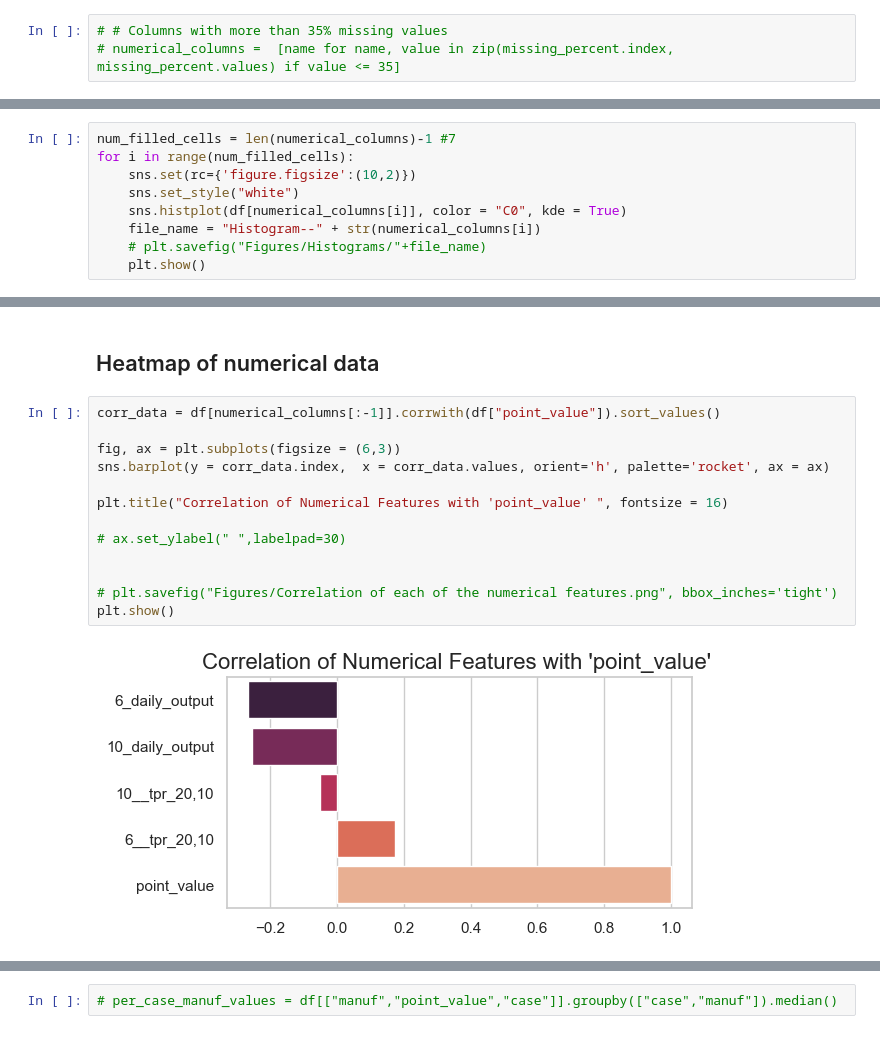
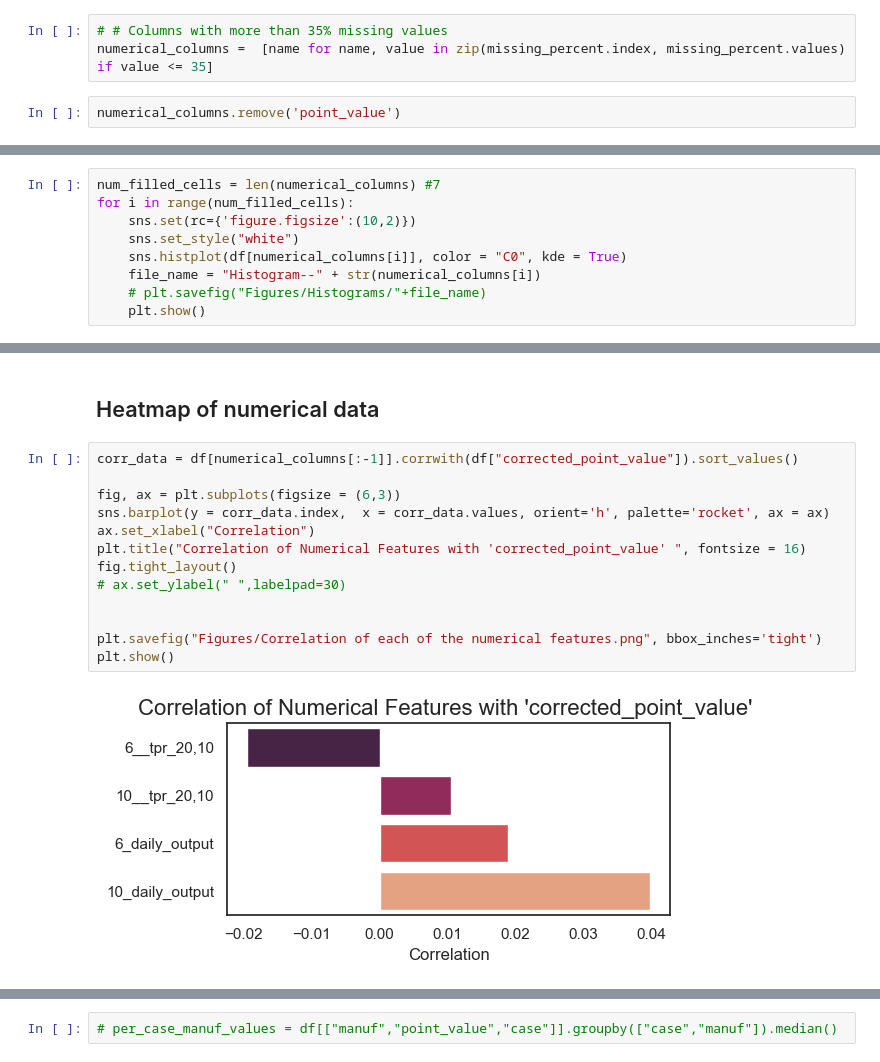
Before and after one commit to Yufengx1/ds-project-group-30, a Jupyter notebook: Numerical Variable Analysis.ipynb, the cells around one changed output, grey strips where cells are left out. Drawn from its saved outputs; the diff is of its cells as text.

```diff
--- a/Numerical Variable Analysis.ipynb
+++ b/Numerical Variable Analysis.ipynb
@@ -422,7 +422,9 @@ plt.show()
 [figure]
 # %%
 # # Columns with more than 35% missing values
-# numerical_columns =  [name for name, value in zip(missing_percent.index, missing_percent.values) if value <= 35]
+numerical_columns =  [name for name, value in zip(missing_percent.index, missing_percent.values) if value <= 35]
+# %%
+numerical_columns.remove('point_value')
 # %%
 # print(f"Total number of features to be included in the numerical analysis: {len(numerical_columns)}\n")
 # for col in df[numerical_columns].columns:
@@ -430,7 +432,7 @@ plt.show()
 # %% [markdown]
 ## Distributions of each feature
 # %%
-num_filled_cells = len(numerical_columns)-1 #7
+num_filled_cells = len(numerical_columns) #7
 for i in range(num_filled_cells):
     sns.set(rc={'figure.figsize':(10,2)})
     sns.set_style("white")
@@ -555,20 +567,20 @@ plt.show()
 # %% [markdown]
 ## Heatmap of numerical data
 # %%
-corr_data = df[numerical_columns[:-1]].corrwith(df["point_value"]).sort_values()
+corr_data = df[numerical_columns[:-1]].corrwith(df["corrected_point_value"]).sort_values()
 
 fig, ax = plt.subplots(figsize = (6,3))
 sns.barplot(y = corr_data.index,  x = corr_data.values, orient='h', palette='rocket', ax = ax)
-
-plt.title("Correlation of Numerical Features with 'point_value' ", fontsize = 16)
-
+ax.set_xlabel("Correlation")
+plt.title("Correlation of Numerical Features with 'corrected_point_value' ", fontsize = 16)
+fig.tight_layout()
 # ax.set_ylabel(" ",labelpad=30)
 
 
-# plt.savefig("Figures/Correlation of each of the numerical features.png", bbox_inches='tight')
+plt.savefig("Figures/Correlation of each of the numerical features.png", bbox_inches='tight')
 plt.show()
 # %% [output]
-[figure, old version]
+[figure, new version]
 # %%
 fig, ax = plt.subplots(figsize=(6,5))         # Sample figsize in inches
 
```
Also changed, not shown: parts of 6 cells of this notebook, 4 other files.
